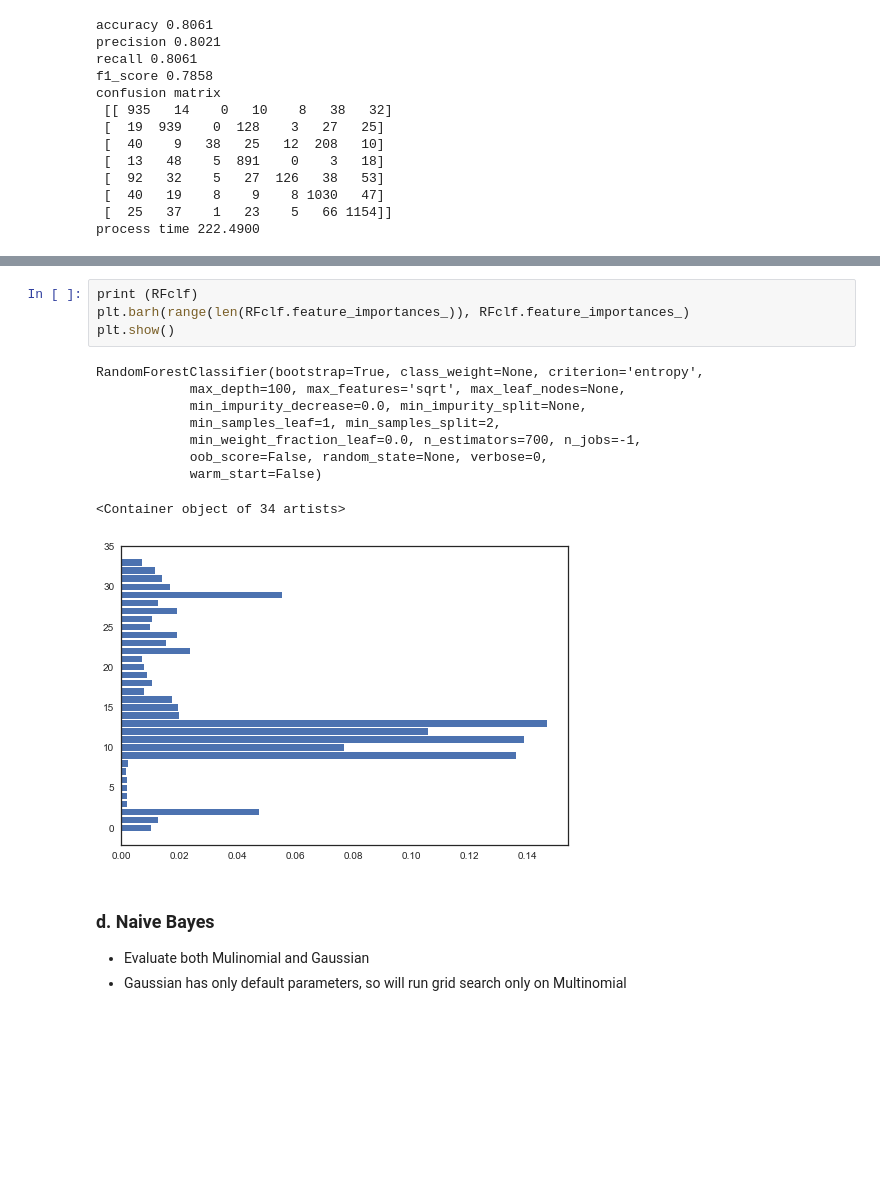
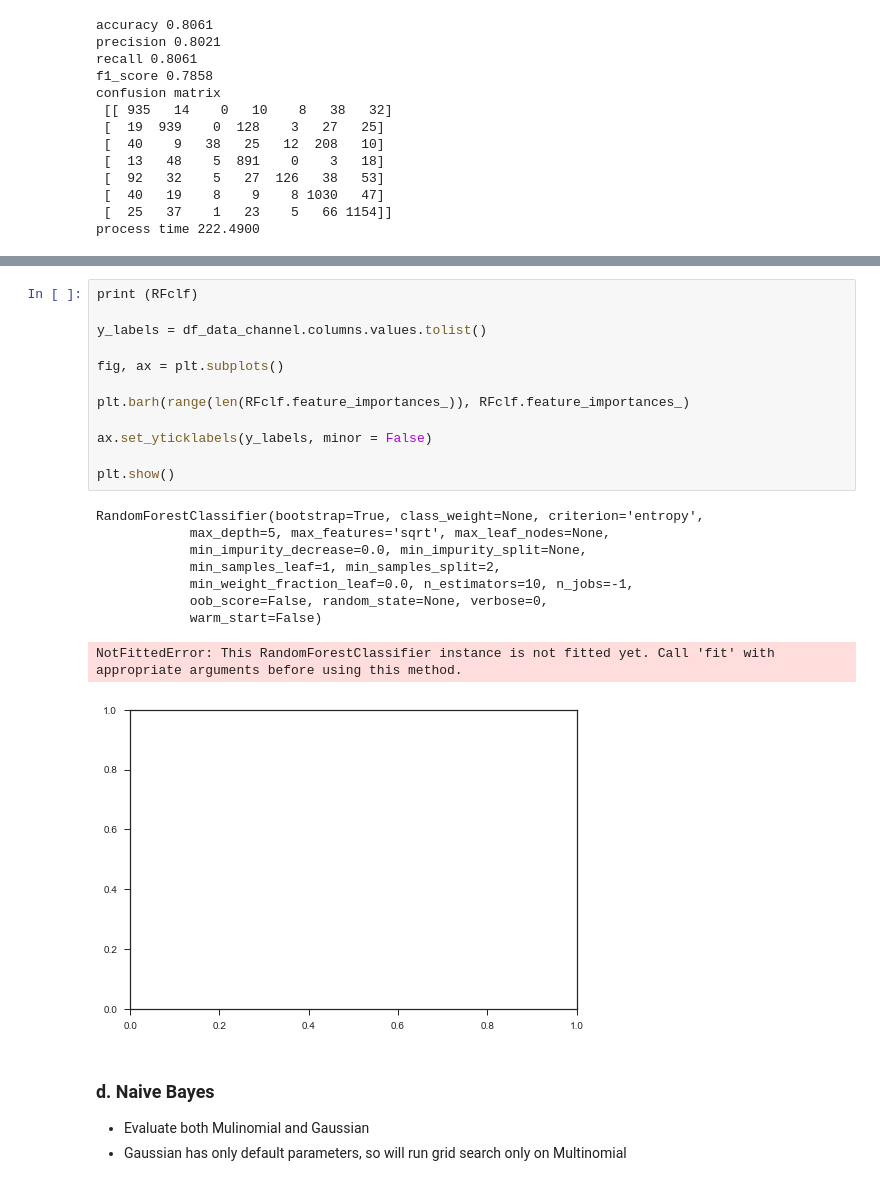
Before and after one commit to bici-sancta/mashable, a Jupyter notebook: data_channel_classification/Lab_02_task_02_2017.10.28.13.31.ipynb, the cells around one changed output, grey strips where cells are left out. Saved outputs shown, nothing was run; the diff lists cells and outputs as text; blank space fills up the shorter version.

```diff
--- a/data_channel_classification/Lab_02_task_02_2017.10.28.13.31.ipynb
+++ b/data_channel_classification/Lab_02_task_02_2017.10.28.13.31.ipynb
@@ -1198,17 +1285,25 @@ process time 222.4900
 # %%
 print (RFclf)
+
+y_labels = df_data_channel.columns.values.tolist()
+
+fig, ax = plt.subplots()
+
 plt.barh(range(len(RFclf.feature_importances_)), RFclf.feature_importances_)
+
+ax.set_yticklabels(y_labels, minor = False)
+
 plt.show()
 # %% [output]
 RandomForestClassifier(bootstrap=True, class_weight=None, criterion='entropy',
-            max_depth=100, max_features='sqrt', max_leaf_nodes=None,
+            max_depth=5, max_features='sqrt', max_leaf_nodes=None,
             min_impurity_decrease=0.0, min_impurity_split=None,
             min_samples_leaf=1, min_samples_split=2,
-            min_weight_fraction_leaf=0.0, n_estimators=700, n_jobs=-1,
+            min_weight_fraction_leaf=0.0, n_estimators=10, n_jobs=-1,
             oob_score=False, random_state=None, verbose=0,
             warm_start=False)
-<Container object of 34 artists>
+NotFittedError: This RandomForestClassifier instance is not fitted yet. Call 'fit' with appropriate arguments before using this method.
-[figure, old version]
+[figure, new version]
 # %% [markdown]
 ###  d. Naive Bayes
 
```
Also changed, not shown: parts of 12 cells of this notebook, 20 other files.
